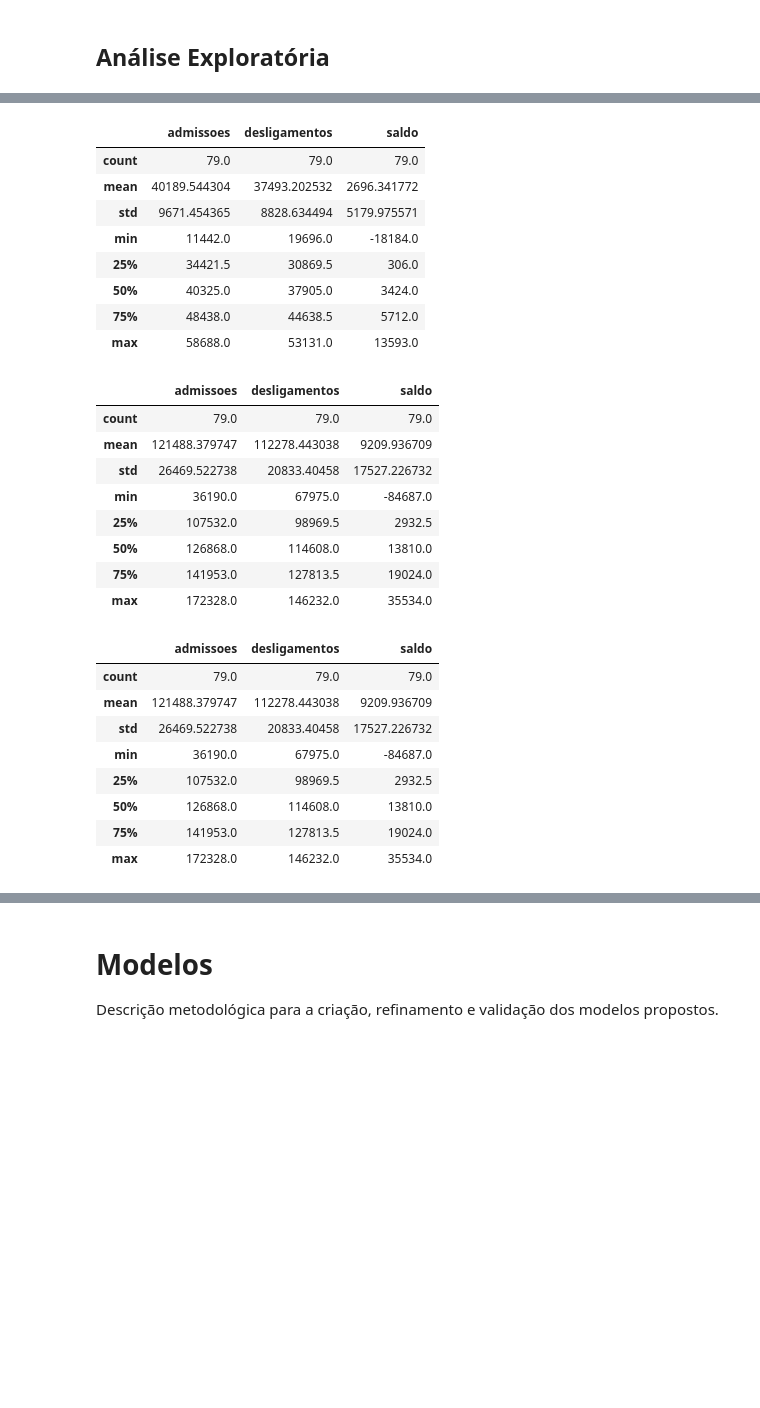
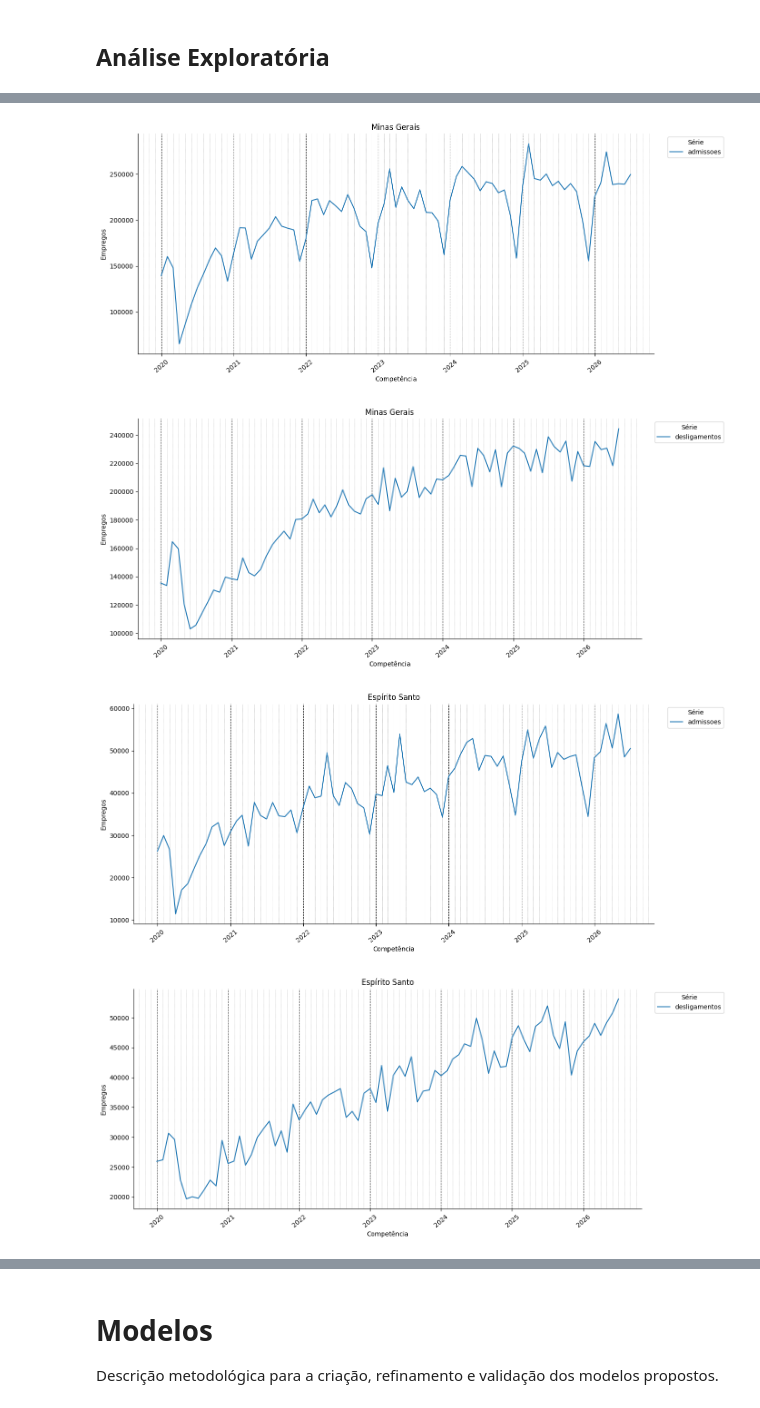
Before and after one commit to TimoteoSantana/cdProjetoAplicadoIV, a Jupyter notebook: projeto/cd_projeto_aplicado_IV_doc._com CRONGR REF TEOR.ipynb, the cells around one changed output, grey strips where cells are left out. Drawn from its saved outputs; the diff is of its cells as text; code cells hidden in the pictures; blank space fills up the shorter version.

Commit message:
funções de carregamento e plot; avaliação visual (parcial)

```diff
--- a/projeto/cd_projeto_aplicado_IV_doc._com CRONGR REF TEOR.ipynb
+++ b/projeto/cd_projeto_aplicado_IV_doc._com CRONGR REF TEOR.ipynb
@@ -109,0 +139,11 @@ import pandas as pd
+# %%
+## Carregando os dados::
+
+time_series_dir = {
+    "Minas Gerais": "data/processed/caged/caged_mov_uf_31.parquet",
+    "Espírito Santo": "data/processed/caged/caged_mov_uf_32.parquet",
+    "Rio de Janeiro": "data/processed/caged/caged_mov_uf_33.parquet",
+    "São Paulo": "data/processed/caged/caged_mov_uf_35.parquet",
+}
+
+time_series_df = {uf:caged_ts_load(dir) for uf, dir in time_series_dir.items()}
@@ -171,54 +218,0 @@ None
-# %%
-# UF 32: Espírito Santo
-
-df_caged_es = pd.read_parquet(
-    "data/processed/caged/caged_mov_uf_32.parquet"
-)
-
-df_caged_es.describe()
-# %% [output]
-|  | admissoes | desligamentos | saldo |
-| count | 79.0 | 79.0 | 79.0 |
-| mean | 40189.544304 | 37493.202532 | 2696.341772 |
-| std | 9671.454365 | 8828.634494 | 5179.975571 |
-| min | 11442.0 | 19696.0 | -18184.0 |
-| 25% | 34421.5 | 30869.5 | 306.0 |
-| 50% | 40325.0 | 37905.0 | 3424.0 |
-| 75% | 48438.0 | 44638.5 | 5712.0 |
-| max | 58688.0 | 53131.0 | 13593.0 |
-# %%
-# UF 33: Rio de Janeiro
-
-df_caged_rj = pd.read_parquet(
-    "data/processed/caged/caged_mov_uf_33.parquet"
-)
-
-df_caged_rj.describe()
-# %% [output]
-|  | admissoes | desligamentos | saldo |
-| count | 79.0 | 79.0 | 79.0 |
-| mean | 121488.379747 | 112278.443038 | 9209.936709 |
-| std | 26469.522738 | 20833.40458 | 17527.226732 |
-| min | 36190.0 | 67975.0 | -84687.0 |
-| 25% | 107532.0 | 98969.5 | 2932.5 |
-| 50% | 126868.0 | 114608.0 | 13810.0 |
-| 75% | 141953.0 | 127813.5 | 19024.0 |
-| max | 172328.0 | 146232.0 | 35534.0 |
-# %%
-# UF 33: Rio de Janeiro
-
-df_caged_sp = pd.read_parquet(
-    "data/processed/caged/caged_mov_uf_35.parquet"
-)
-
-df_caged_rj.describe()
-# %% [output]
-|  | admissoes | desligamentos | saldo |
-| count | 79.0 | 79.0 | 79.0 |
-| mean | 121488.379747 | 112278.443038 | 9209.936709 |
-| std | 26469.522738 | 20833.40458 | 17527.226732 |
-| min | 36190.0 | 67975.0 | -84687.0 |
-| 25% | 107532.0 | 98969.5 | 2932.5 |
-| 50% | 126868.0 | 114608.0 | 13810.0 |
-| 75% | 141953.0 | 127813.5 | 19024.0 |
-| max | 172328.0 | 146232.0 | 35534.0 |
@@ -224,0 +221,10 @@ df_caged_rj.describe()
+# %%
+for title, df in time_series_df.items():
+    plot_series(df[["admissoes"]], title, "Competência", "Empregos")
+    plot_series(df[["desligamentos"]], title, "Competência", "Empregos")
+    #plot_series(df[["saldo"]], title, "Competência", "")
+# %% [output]
+[figure, added]
+[figure, added]
+[figure, added]
+[figure, added]
```
Also changed, not shown: parts of 9 cells of this notebook, 5 other files.
